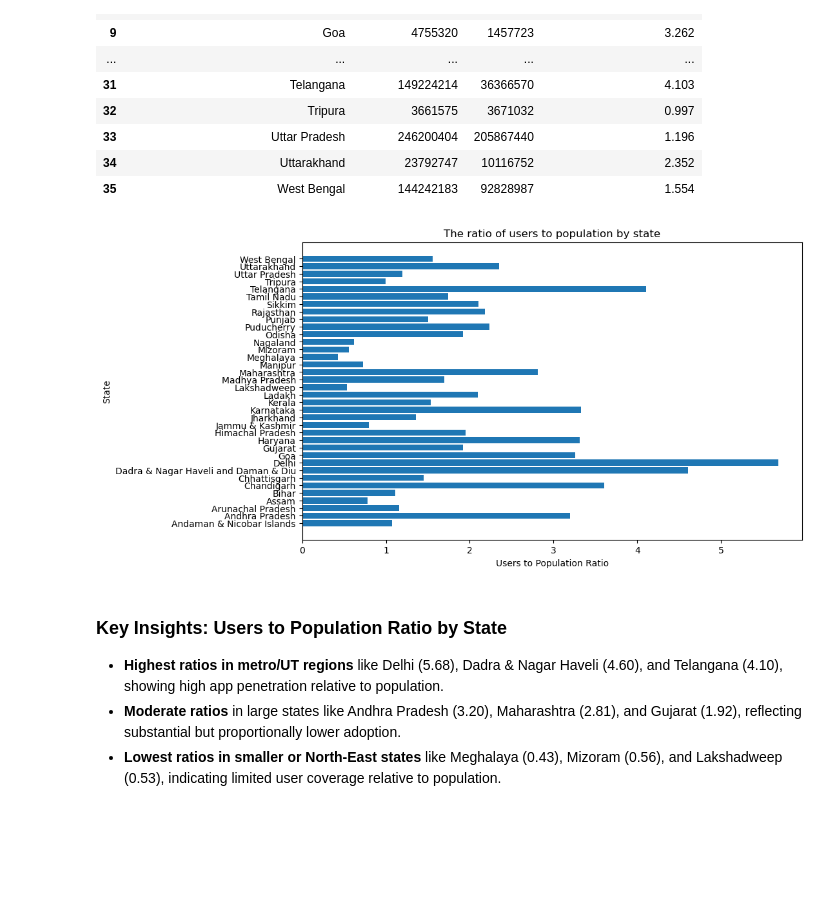
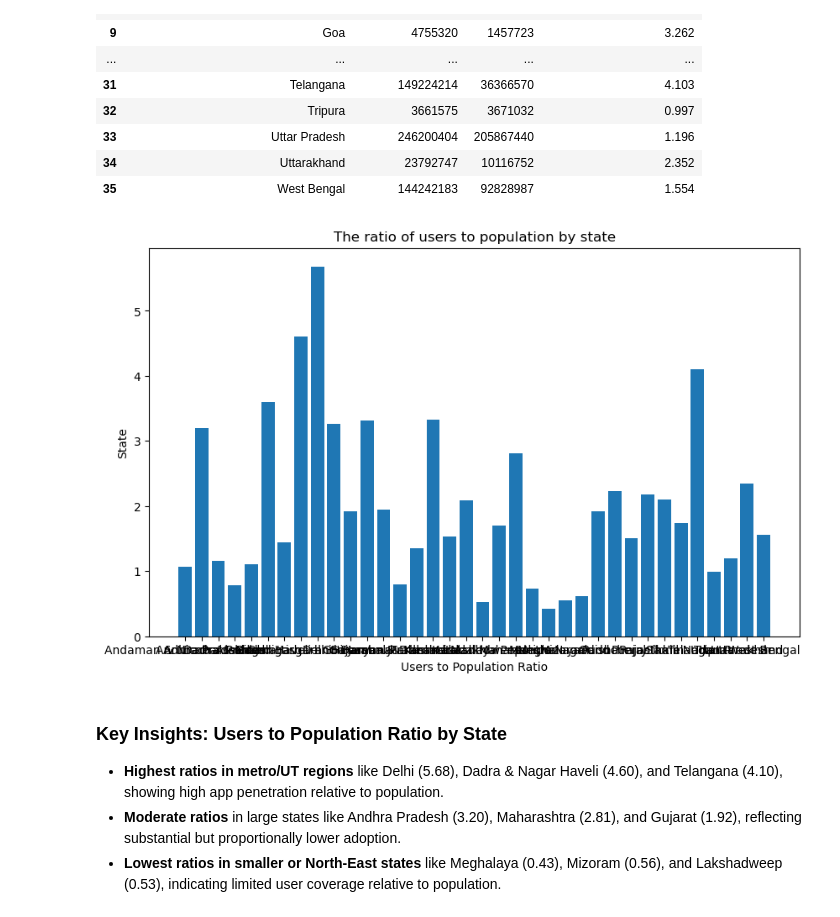
Before and after one commit to Shyam1327/PhonePe_Case_Study_Analysis, a Jupyter notebook: PhonePe.ipynb, the cells around one changed output. Saved outputs shown, nothing was run; the diff lists cells and outputs as text; code cells hidden in the pictures; blank space fills up the shorter version.

```diff
--- a/PhonePe.ipynb
+++ b/PhonePe.ipynb
@@ -1561,14 +1561,14 @@ users_to_population
 # %%
 # Create a column chart depicting the ratio of users to population by state
 plt.figure(figsize=(10,6))
-plt.barh(users_to_population['State'],users_to_population['Users to Population Ratio'])
+plt.bar(users_to_population['State'],users_to_population['Users to Population Ratio'])
 
 plt.title('The ratio of users to population by state')
 plt.xlabel('Users to Population Ratio')
 plt.ylabel('State')
 plt.show()
 # %% [output]
-[figure, old version]
+[figure, new version]
 # %% [markdown]
 ### Key Insights: Users to Population Ratio by State
 
```
Also changed, not shown: parts of 25 cells of this notebook.
